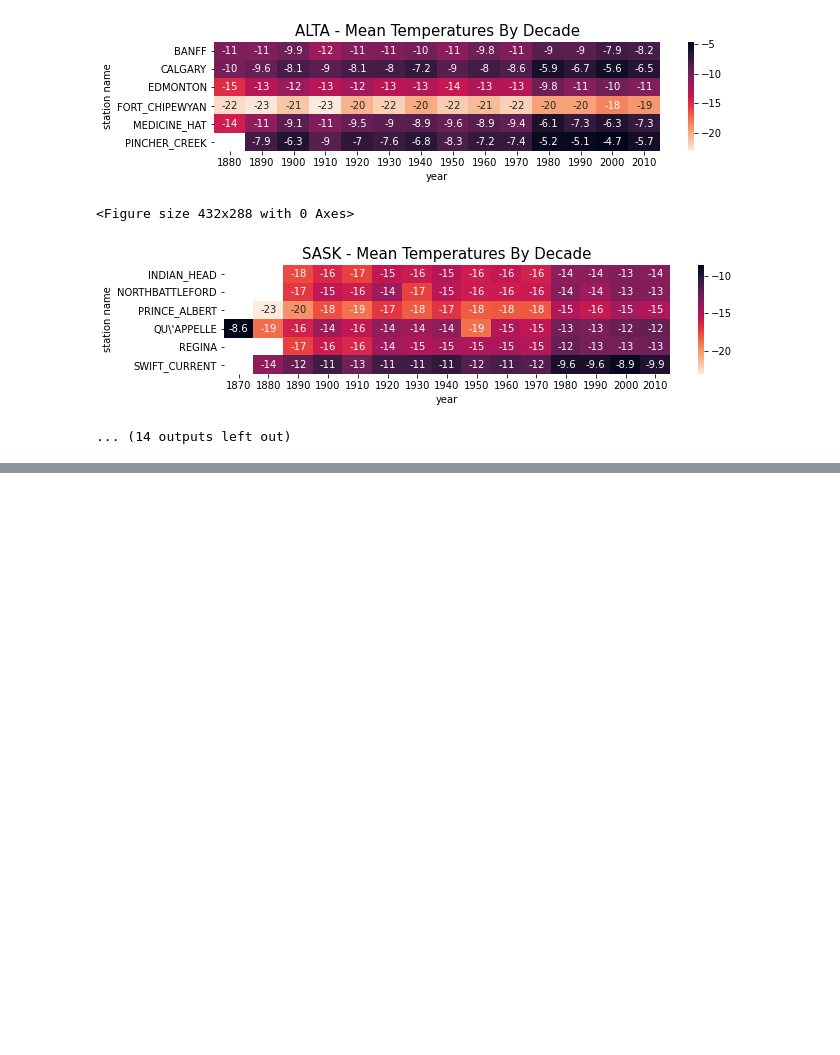
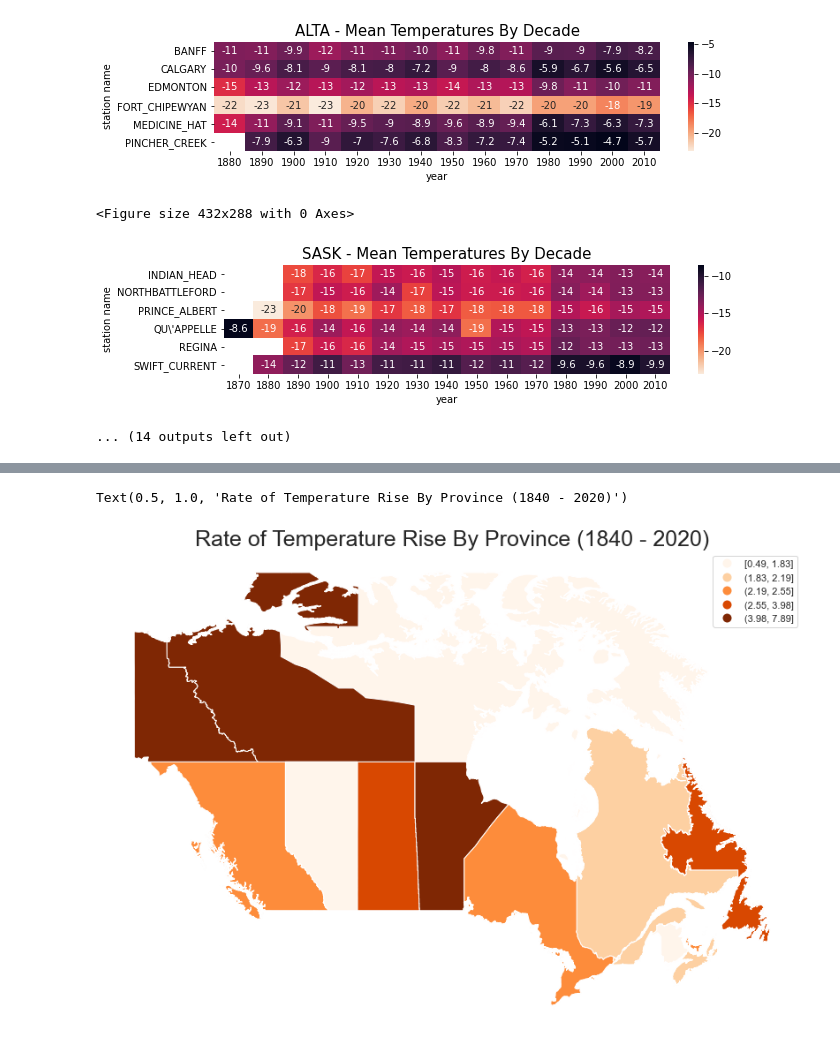
Before and after one commit to ielattar/Climate-Change, a Jupyter notebook: notebooks/temperature_trends.ipynb, the cells around one changed output, grey strips where cells are left out. Saved outputs shown, nothing was run; the diff lists cells and outputs as text; code cells hidden in the pictures; blank space fills up the shorter version.

```diff
--- a/notebooks/temperature_trends.ipynb
+++ b/notebooks/temperature_trends.ipynb
@@ -162,0 +281,8 @@ for aProvince in provinces_list:
+# %%
+ax = df_provinces.plot(figsize=(20, 10), column='slope',cmap='Oranges',scheme='Quantiles',legend=True)
+ax.axis('off')
+# add a title
+ax.set_title('Rate of Temperature Rise By Province (1840 - 2020)', fontdict={'fontsize': '25', 'fontweight' : '3'})
+# %% [output]
+Text(0.5, 1.0, 'Rate of Temperature Rise By Province (1840 - 2020)')
+[figure, added]
```
Also changed, not shown: parts of 17 cells of this notebook, 3 other files.
